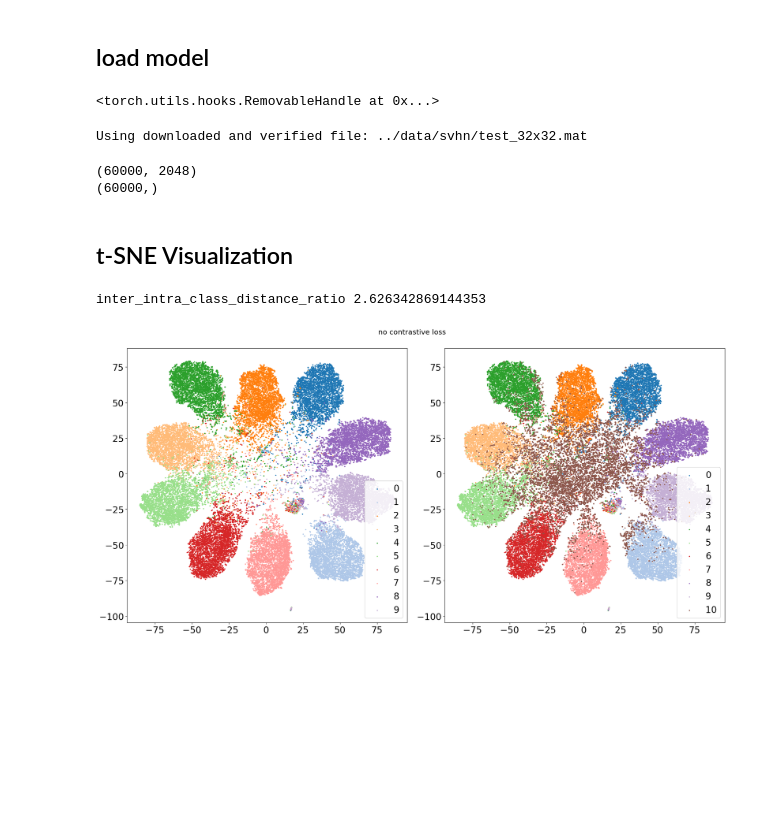
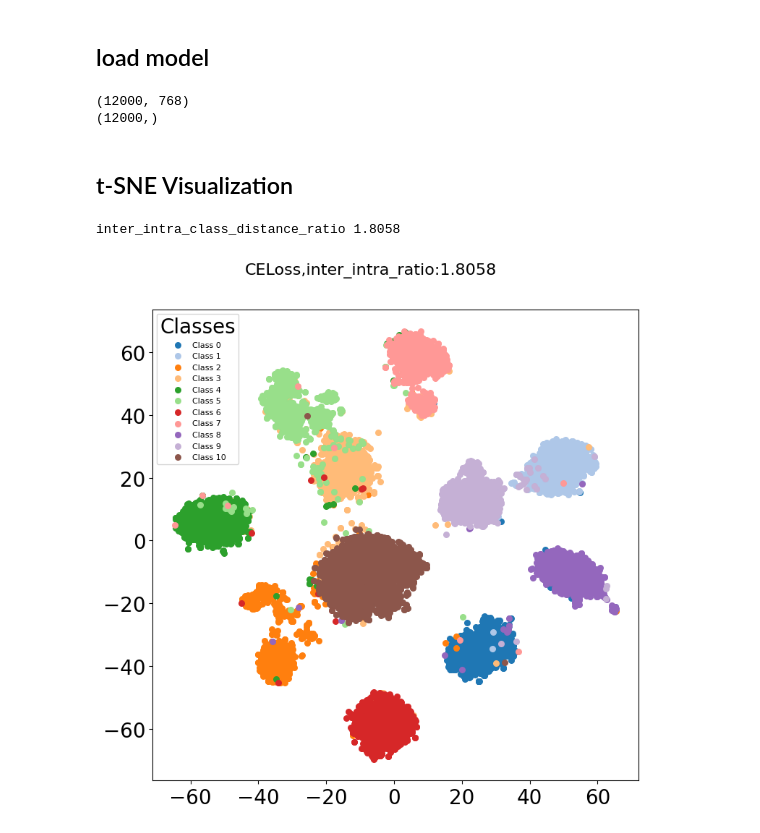
Before and after one commit to buyizhiyou/YYM, a Jupyter notebook: dum/notebooks/tsne_visualization.ipynb, the cells around one changed output. Drawn from its saved outputs; the diff is of its cells as text; code cells hidden in the pictures; blank space fills up the shorter version.

```diff
--- a/dum/notebooks/tsne_visualization.ipynb
+++ b/dum/notebooks/tsne_visualization.ipynb
@@ -28,33 +28,36 @@ from utils.plots_utils import plot_embedding_2d,inter_intra_class_ratio
 ## load model
 # %%
 device = "cuda:0" if torch.cuda.is_available() else "cpu"
-# Load ResNet model
-model = resnet50(spectral_normalization=True,
-                             mod = True,
-                             mnist = False).to(device)
-model.load_state_dict(torch.load("/home/sq/YYM/dum/saved_models/run32/resnet50_sn_3.0_mod_seed_1/2024_11_19_20_27_30/resnet50_sn_3.0_mod_seed_1_best.model",map_location=device))
+
+
+models = {"resnet50": resnet50, "vgg16": vgg16, "vit": vit}
+modelname = "vit"
+model = models[modelname](spectral_normalization=True,
+                             mod = True,).to(device)
+model.load_state_dict(torch.load("/home/sq/YYM/dum/saved_models/run42/vit_sn_3.0_mod_seed_1/2025_01_12_07_00_07/vit_sn_3.0_mod_seed_1_best.model",map_location=device))
+# model.load_state_dict(torch.load("/home/sq/YYM/dum/saved_models/run42/resnet50_sn_3.0_mod_seed_1/2025_01_10_22_45_08/resnet50_sn_3.0_mod_seed_1_best.model",map_location=device))
+# model.load_state_dict(torch.load("/home/sq/YYM/dum/saved_models/run42/vgg16_sn_3.0_mod_seed_1/2025_01_10_21_15_18/vgg16_sn_3.0_mod_seed_1_best.model",map_location=device))
 activation = {}
-
+model.eval()
 def get_activation(name):
     def hook(model, input, output):
         activation[name] = input[0]
     return hook
 
-model.fc.register_forward_hook(get_activation('embedding'))
+# model.fc.register_forward_hook(get_activation('embedding'))
-# %% [output]
-<torch.utils.hooks.RemovableHandle at 0x...>
 # %%
 num_classes = 10
 batch_size = 128
 
 # MNIST data loader
-train_loader,val_loader = cifar10.get_train_valid_loader(batch_size,True,1,0.0,root="../data/")
+train_loader,val_loader = cifar10.get_train_valid_loader(batch_size,True,1,0.01,root="../data/",size=224)
 test_loader2 = cifar10.get_test_loader(
     root="../data/",
-    batch_size=128,
+    batch_size=batch_size,
     sample_size=100000,
+    size = 224
 )
-ood_test_loader = svhn.get_test_loader(batch_size,root="../data/",sample_size=10000)
+ood_test_loader = svhn.get_test_loader(batch_size,root="../data/",sample_size=2000,size=224)
 
 
 Xs = []
@@ -62,36 +65,36 @@ ys = []
 for images,_ in tqdm(ood_test_loader,dynamic_ncols=True):
     labels = np.ones(images.shape[0])*10 #标记label=10为OOD样本
     images = images.to(device)
-    model(images)
+    _ = model(images)
     # embeddings = activation["embedding"]
     embeddings = model.feature
     Xs.append(embeddings.cpu().detach().numpy())
     ys.append(labels)
 
-for images,labels in tqdm(train_loader,dynamic_ncols=True):
+for images,labels in tqdm(test_loader2,dynamic_ncols=True):
     images = images.to(device)
-    model(images)
+    _ = model(images)
     # embeddings = activation["embedding"]
     embeddings = model.feature
     Xs.append(embeddings.cpu().detach().numpy())
     ys.append(labels.detach().numpy())
-# %% [output]
-Using downloaded and verified file: ../data/svhn/test_32x32.mat
 # %%
 X = np.concatenate(Xs)
 y = np.concatenate(ys)
 print(X.shape)
 print(y.shape)
 # %% [output]
-(60000, 2048)
-(60000,)
+(12000, 768)
+(12000,)
 # %% [markdown]
 ## t-SNE Visualization
 # %%
-tsne = TSNE(n_components=2, init='pca', perplexity=50, random_state=0)
+tsne = TSNE(n_components=2, init='pca', perplexity=50,random_state=0)
 X_tsne = tsne.fit_transform(X)
-_ = plot_embedding_2d(X_tsne,y,10,"no contrastive loss")
-print("inter_intra_class_distance_ratio",inter_intra_class_ratio(X,y))
+ratio = round(inter_intra_class_ratio(X,y),4)
+fig = plot_embedding_2d(X_tsne,y,10,f"CELoss,inter_intra_ratio:{ratio}")
+print("inter_intra_class_distance_ratio",ratio)
+fig.savefig(os.path.join(f"pngs/{modelname}/", f"{modelname}_tsne_feature"), dpi=50, bbox_inches='tight')
 # %% [output]
-inter_intra_class_distance_ratio 2.626342869144353
+inter_intra_class_distance_ratio 1.8058
-[figure, old version]
+[figure, new version]
```
Also changed, not shown: parts of 1 cell of this notebook, 19 other files.
